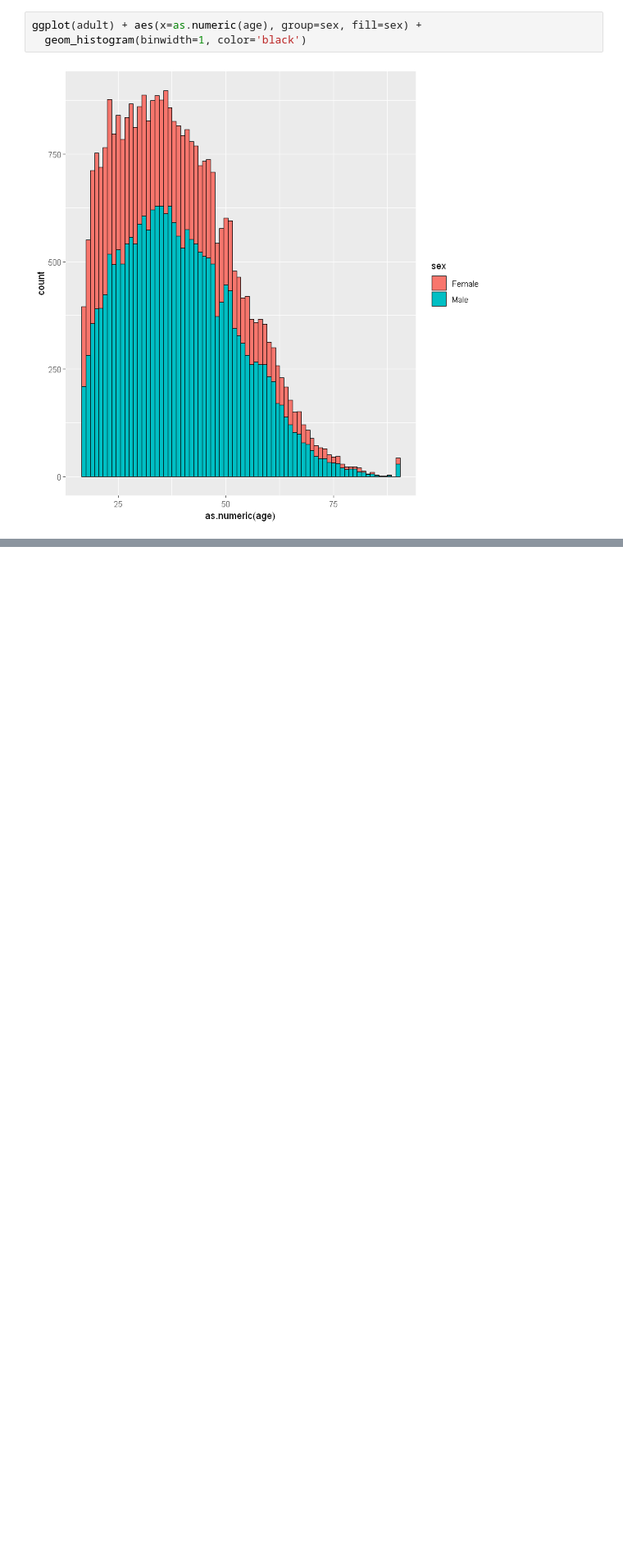
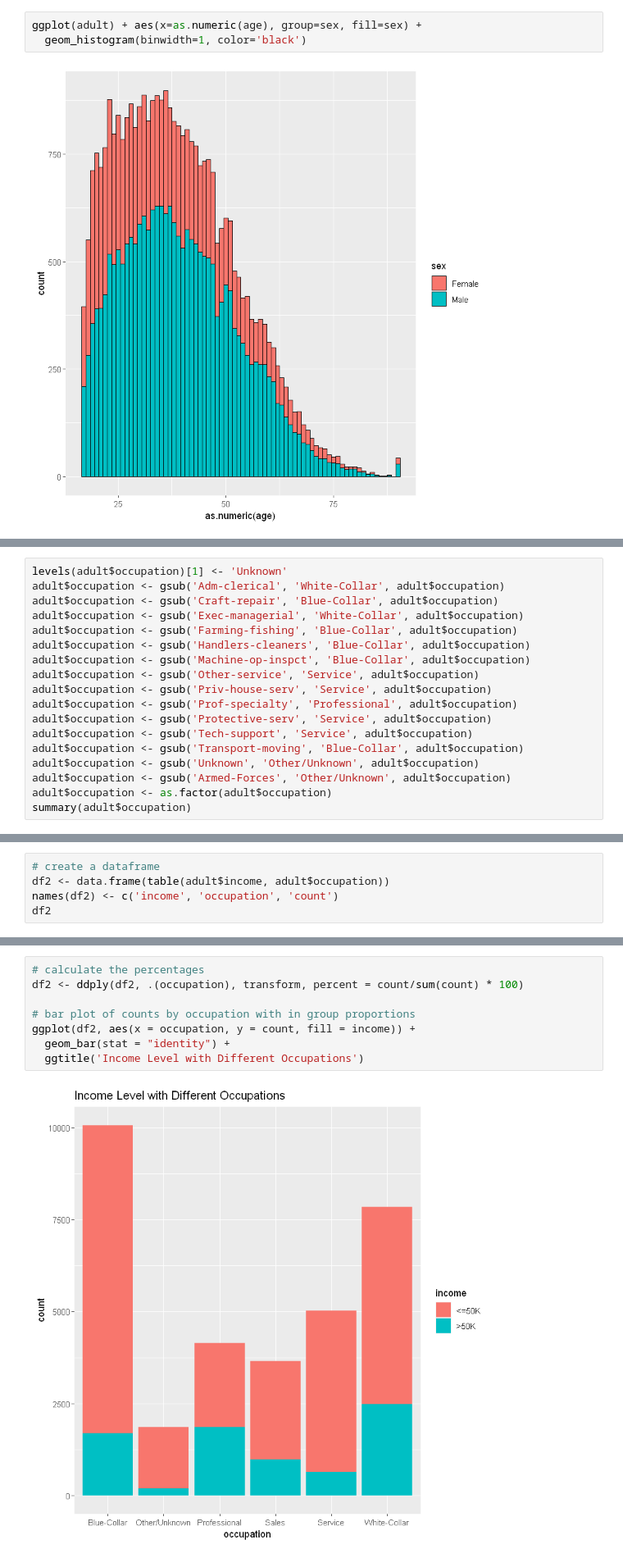
Before and after one commit to vishnusreddy/income-prediction, a Jupyter notebook: EDA.ipynb, the cells around one changed output, grey strips where cells are left out. Shown at 82% size. Saved outputs shown, nothing was run; the diff lists cells and outputs as text; blank space fills up the shorter version.

```diff
--- a/EDA.ipynb
+++ b/EDA.ipynb
@@ -44,0 +174,18 @@ ggplot(adult) + aes(x=as.numeric(age), group=sex, fill=sex) +
+# %%
+levels(adult$occupation)[1] <- 'Unknown'
+adult$occupation <- gsub('Adm-clerical', 'White-Collar', adult$occupation)
+adult$occupation <- gsub('Craft-repair', 'Blue-Collar', adult$occupation)
+adult$occupation <- gsub('Exec-managerial', 'White-Collar', adult$occupation)
+adult$occupation <- gsub('Farming-fishing', 'Blue-Collar', adult$occupation)
+adult$occupation <- gsub('Handlers-cleaners', 'Blue-Collar', adult$occupation)
+adult$occupation <- gsub('Machine-op-inspct', 'Blue-Collar', adult$occupation)
+adult$occupation <- gsub('Other-service', 'Service', adult$occupation)
+adult$occupation <- gsub('Priv-house-serv', 'Service', adult$occupation)
+adult$occupation <- gsub('Prof-specialty', 'Professional', adult$occupation)
+adult$occupation <- gsub('Protective-serv', 'Service', adult$occupation)
+adult$occupation <- gsub('Tech-support', 'Service', adult$occupation)
+adult$occupation <- gsub('Transport-moving', 'Blue-Collar', adult$occupation)
+adult$occupation <- gsub('Unknown', 'Other/Unknown', adult$occupation)
+adult$occupation <- gsub('Armed-Forces', 'Other/Unknown', adult$occupation)
+adult$occupation <- as.factor(adult$occupation)
+summary(adult$occupation)
@@ -44,0 +197,5 @@ ggplot(adult) + aes(x=as.numeric(age), group=sex, fill=sex) +
+# %%
+# create a dataframe
+df2 <- data.frame(table(adult$income, adult$occupation))
+names(df2) <- c('income', 'occupation', 'count')
+df2
@@ -44,0 +216,10 @@ ggplot(adult) + aes(x=as.numeric(age), group=sex, fill=sex) +
+# %%
+# calculate the percentages
+df2 <- ddply(df2, .(occupation), transform, percent = count/sum(count) * 100)
+
+# bar plot of counts by occupation with in group proportions
+ggplot(df2, aes(x = occupation, y = count, fill = income)) +
+  geom_bar(stat = "identity") +
+  ggtitle('Income Level with Different Occupations')
+# %% [output]
+[figure, added]
```
Also changed, not shown: parts of 21 cells of this notebook.
